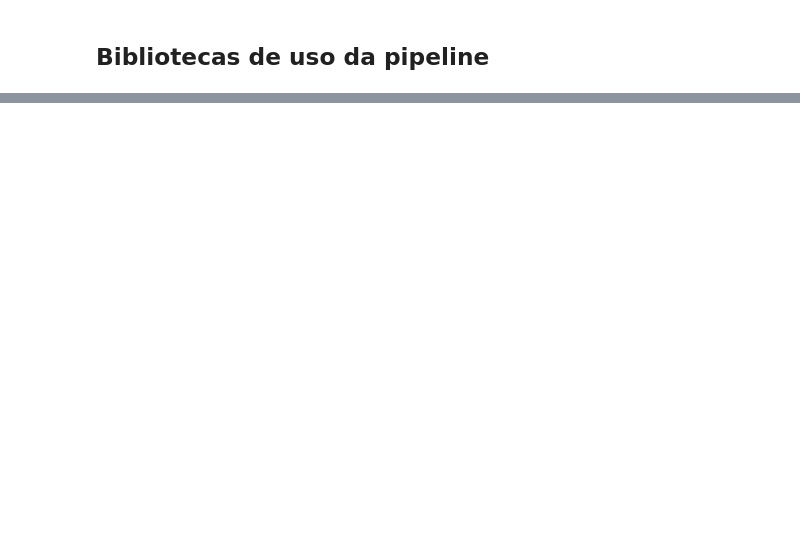
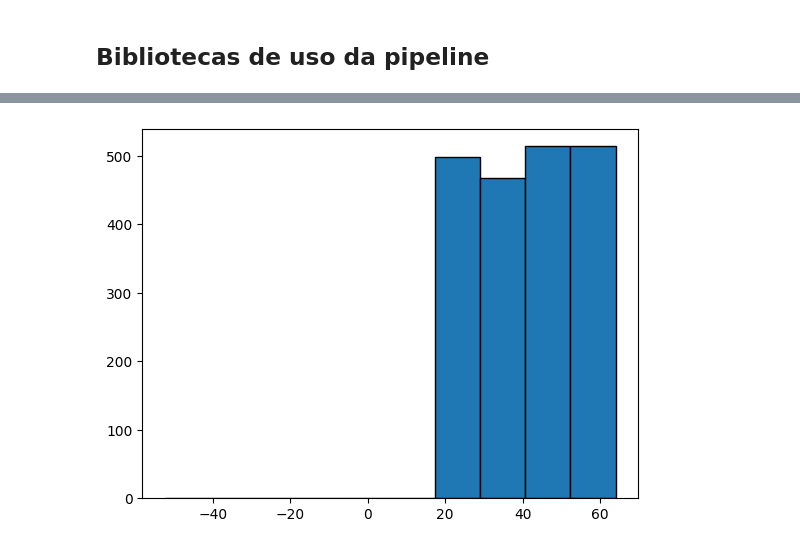
Before and after one commit to luan1202/am-t4-s1a2026, a Jupyter notebook: Untitled0.ipynb, the cells around one changed output, grey strips where cells are left out. Cells and saved outputs as stored; diff of their text form; code cells hidden in the pictures; blank space fills up the shorter version.

```diff
--- a/Untitled0.ipynb
+++ b/Untitled0.ipynb
@@ -93,0 +182,4 @@ import plotly.express as px
+# %%
+plt.hist(x = base_credit['age'], edgecolor='black');
+# %% [output]
+[figure, added]
```
Also changed, not shown: parts of 40 cells of this notebook.
